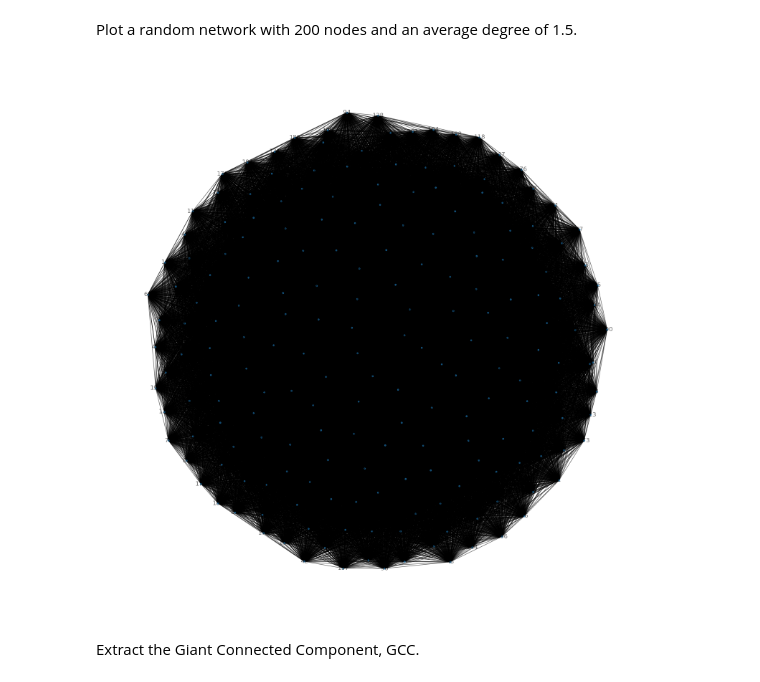
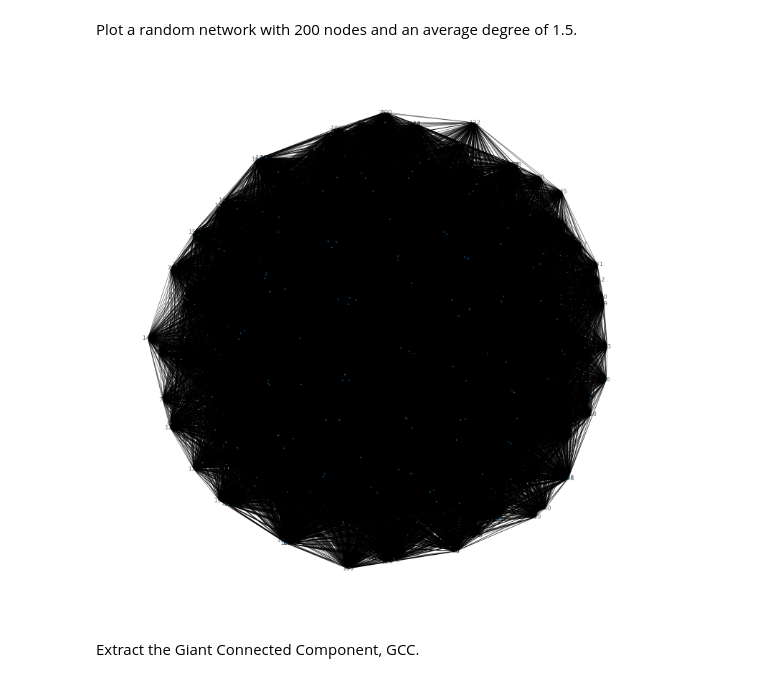
Before and after one commit to jereml99/socialgraphs2023, a Jupyter notebook: lectures/Week2.ipynb, the cells around one changed output. Drawn from its saved outputs; the diff is of its cells as text; code cells hidden in the pictures.

```diff
--- a/lectures/Week2.ipynb
+++ b/lectures/Week2.ipynb
@@ -603,16 +603,17 @@ Plot a random network with 200 nodes and an average degree of 1.5.
 # %%
 import networkx as nx
 import matplotlib.pyplot as plt
 
 G = nx.fast_gnp_random_graph(200, 1.5)
 
 plt.figure(figsize=(20, 20))
-pos = nx.spring_layout(G, 0.15)
-nx.draw_networkx(G, pos, node_size=10, alpha=0.6)
+nx.draw_networkx(G, node_size=5, alpha=0.6)
 plt.axis("off")
 plt.show()
+
+# Doesn't look right, there are too many nodes?
 # %% [output]
-[figure, old version]
+[figure, new version]
 # %% [markdown]
 Extract the Giant Connected Component, GCC.
 # %%
```
